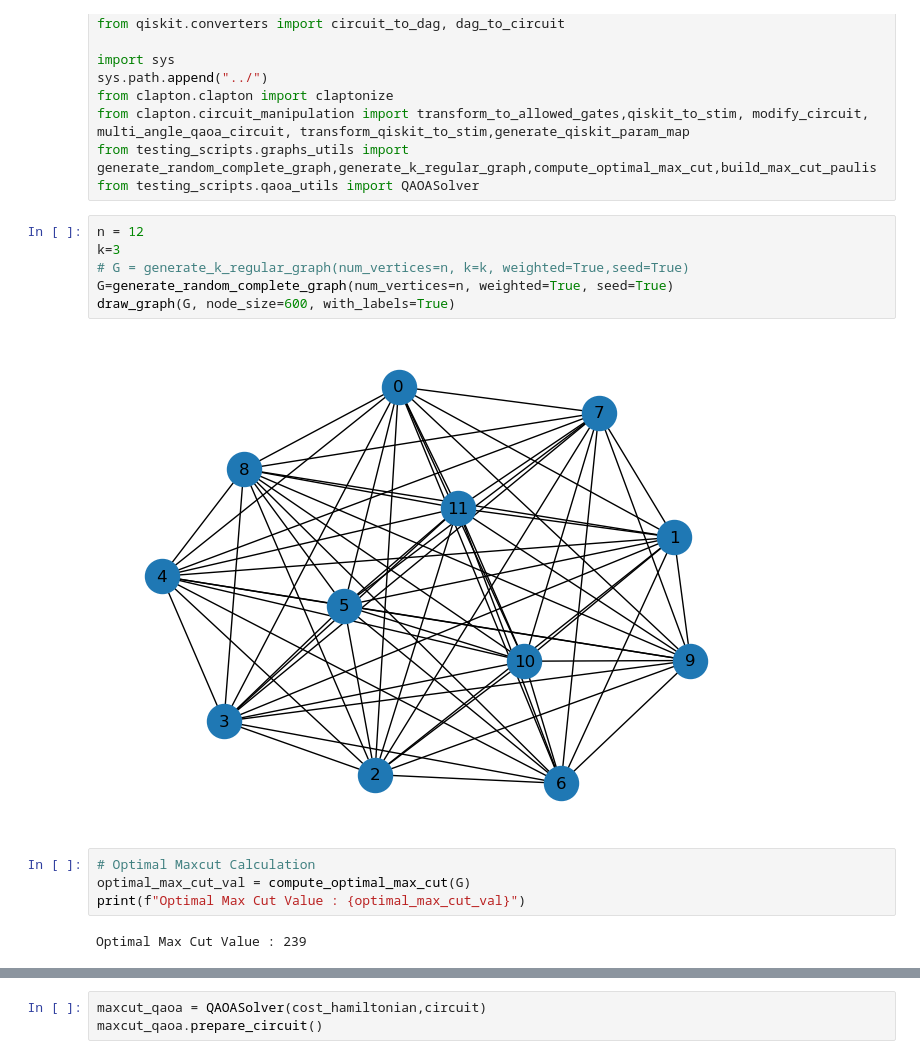
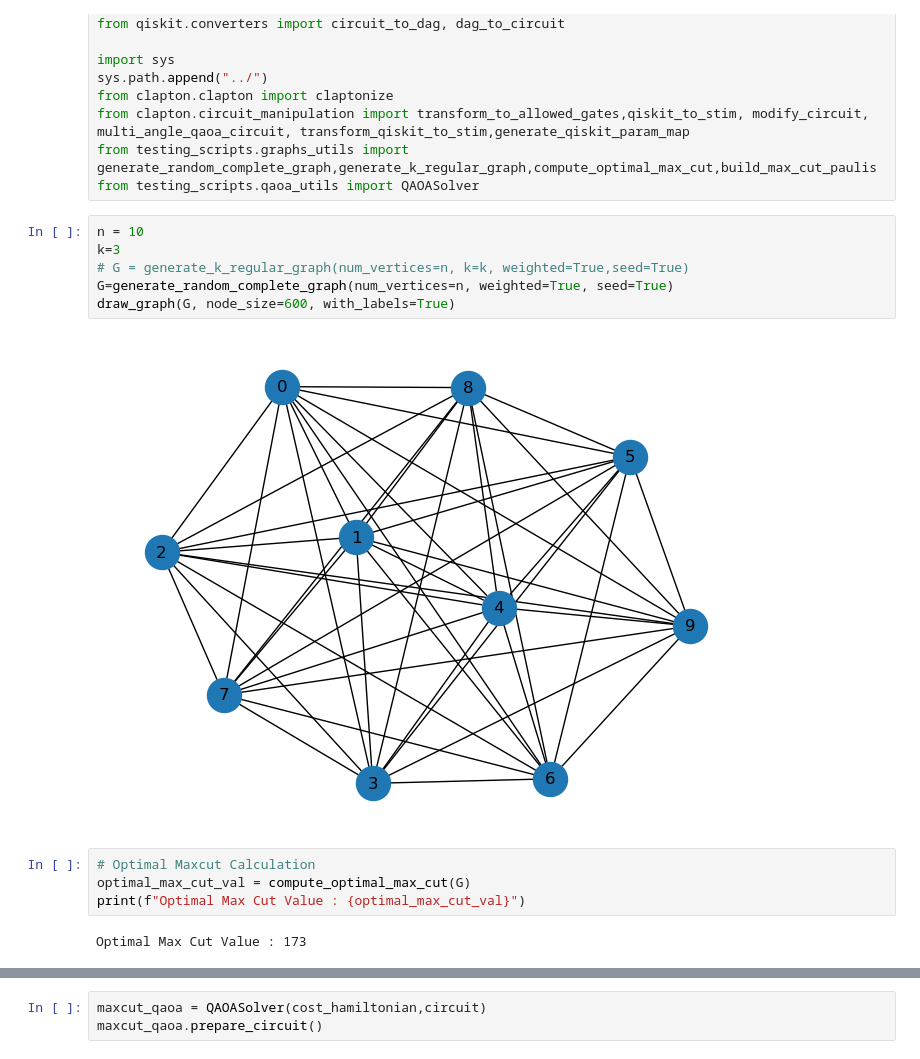
Before and after one commit to d-bharadwaj/SPIQ, a Jupyter notebook: testing_scripts/maxcut_qaoa.ipynb, the cells around one changed output, grey strips where cells are left out. Saved outputs shown, nothing was run; the diff lists cells and outputs as text.

```diff
--- a/testing_scripts/maxcut_qaoa.ipynb
+++ b/testing_scripts/maxcut_qaoa.ipynb
@@ -28,19 +28,19 @@ from clapton.circuit_manipulation import transform_to_allowed_gates,qiskit_to_st
 from testing_scripts.graphs_utils import generate_random_complete_graph,generate_k_regular_graph,compute_optimal_max_cut,build_max_cut_paulis
 from testing_scripts.qaoa_utils import QAOASolver
 # %%
-n = 12
+n = 10
 k=3
 # G = generate_k_regular_graph(num_vertices=n, k=k, weighted=True,seed=True)
 G=generate_random_complete_graph(num_vertices=n, weighted=True, seed=True)
 draw_graph(G, node_size=600, with_labels=True)
 # %% [output]
-[figure, old version]
+[figure, new version]
 # %%
 # Optimal Maxcut Calculation
 optimal_max_cut_val = compute_optimal_max_cut(G)
 print(f"Optimal Max Cut Value : {optimal_max_cut_val}")
 # %% [output]
-Optimal Max Cut Value : 239
+Optimal Max Cut Value : 173
 # %%
 max_cut_paulis = build_max_cut_paulis(G)
 
```
Also changed, not shown: parts of 12 cells of this notebook, 48 other files.
